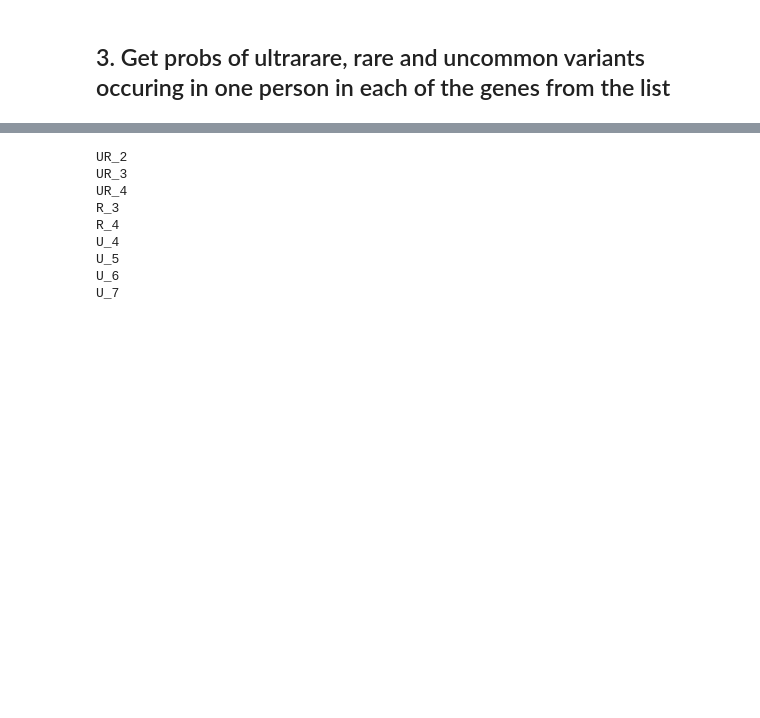
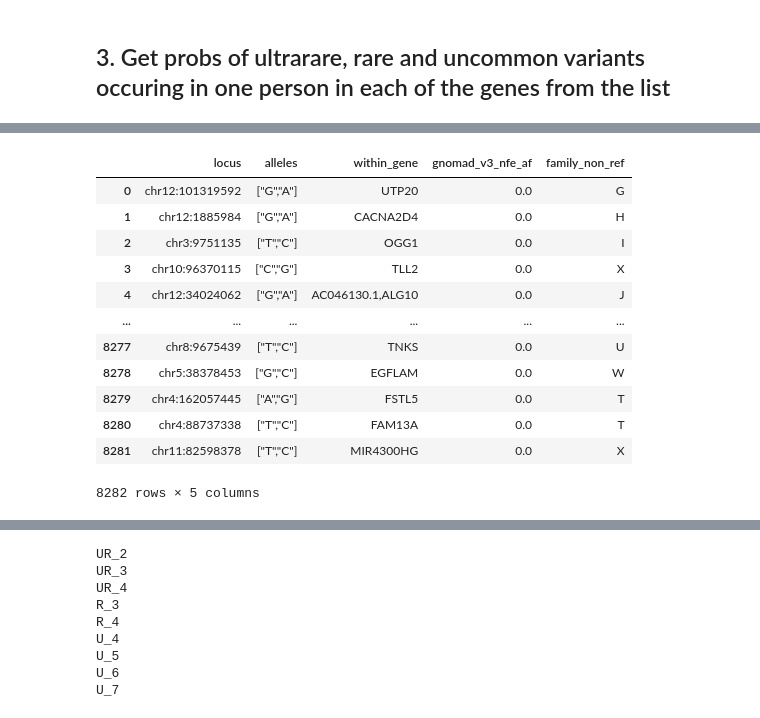
Before and after one commit to ippas/imdik-zekanowski-gts, a Jupyter notebook: analysis/burden-and-family/gts-ii-fam-segregation.ipynb, the cells around one changed output, grey strips where cells are left out. Cells and saved outputs as stored; diff of their text form; code cells hidden in the pictures; blank space fills up the shorter version.

```diff
--- a/analysis/burden-and-family/gts-ii-fam-segregation.ipynb
+++ b/analysis/burden-and-family/gts-ii-fam-segregation.ipynb
@@ -191,3 +191,9 @@ for maf in mafs:
 ## 3. Get probs of ultrarare, rare and uncommon variants occuring in one person in each of the genes from the list
 # %%
 mt = hl.read_matrix_table('/net/pr2/projects/plgrid/plggneuromol/imdik-zekanowski-gts/data/joint-gts-only/fams-joined.mt')
+# %%
+df = pd.read_excel('all_genes_dups.xlsx')
+# %%
+df = df[['locus', 'alleles', 'within_gene', 'gnomad_v3_nfe_af', 'family_non_ref']]
+# %%
+df['within_gene'] = df['within_gene'].str.replace('[', '').str.replace(']', '').str.replace("\"", "")
@@ -193,0 +206,16 @@ mt = hl.read_matrix_table('/net/pr2/projects/plgrid/plggneuromol/imdik-zekanowsk
+# %%
+df
+# %% [output]
+|  | locus | alleles | within_gene | gnomad_v3_nfe_af | family_non_ref |
+| 0 | chr12:101319592 | ["G","A"] | UTP20 | 0.0 | G |
+| 1 | chr12:1885984 | ["G","A"] | CACNA2D4 | 0.0 | H |
+| 2 | chr3:9751135 | ["T","C"] | OGG1 | 0.0 | I |
+| 3 | chr10:96370115 | ["C","G"] | TLL2 | 0.0 | X |
+| 4 | chr12:34024062 | ["G","A"] | AC046130.1,ALG10 | 0.0 | J |
+| ... | ... | ... | ... | ... | ... |
+| 8277 | chr8:9675439 | ["T","C"] | TNKS | 0.0 | U |
+| 8278 | chr5:38378453 | ["G","C"] | EGFLAM | 0.0 | W |
+| 8279 | chr4:162057445 | ["A","G"] | FSTL5 | 0.0 | T |
+| 8280 | chr4:88737338 | ["T","C"] | FAM13A | 0.0 | T |
+| 8281 | chr11:82598378 | ["T","C"] | MIR4300HG | 0.0 | X |
+8282 rows × 5 columns
```
Also changed, not shown: parts of 23 cells of this notebook, 18 other files.
